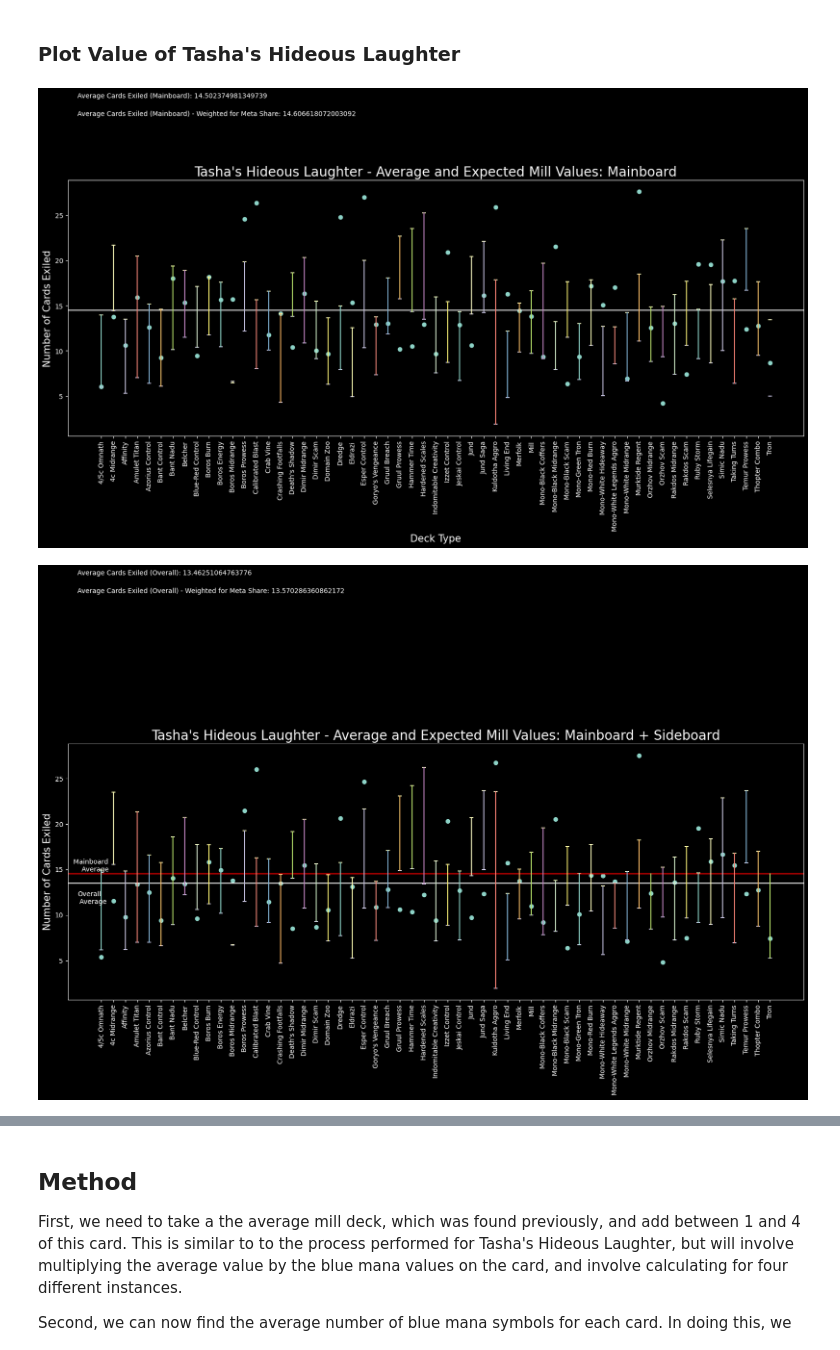
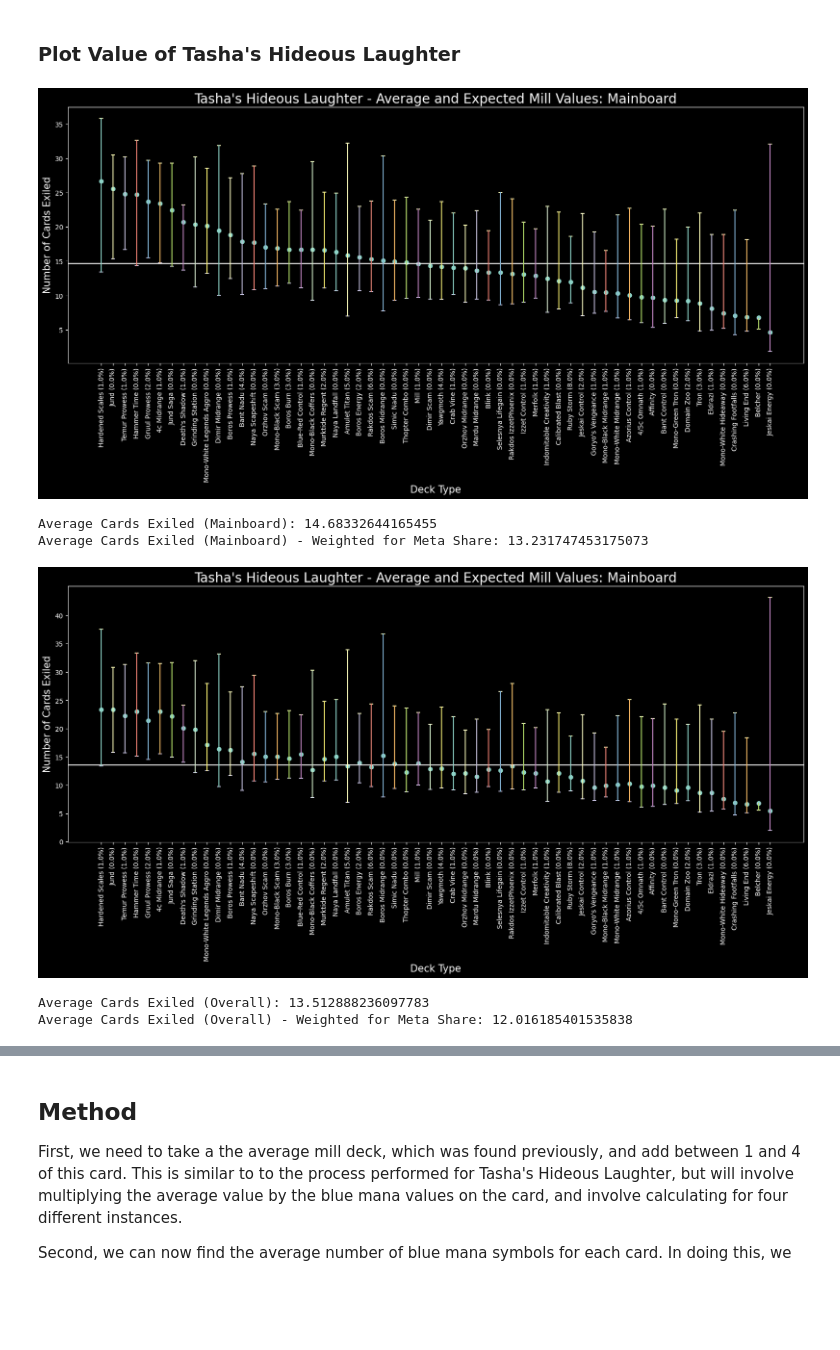
Before and after one commit to akingsley319/mtg_project, a Jupyter notebook: notebooks/EDA_Mill.ipynb, the cells around one changed output, grey strips where cells are left out. Saved outputs shown, nothing was run; the diff lists cells and outputs as text; code cells hidden in the pictures; blank space fills up the shorter version.

Commit message:
Update Tasha's Analysis for MTG Goldfish

```diff
--- a/notebooks/EDA_Mill.ipynb
+++ b/notebooks/EDA_Mill.ipynb
@@ -80,7 +80,7 @@ Mainboard.fillna(0, inplace=True)
 Sideboard.fillna(0, inplace=True)
 # %%
 # All Dataframes should have the same number of decktypes and can be pulled from a single column list
-deck_types = list(Statistics['title'].unique())
+deck_types = list(Mainboard['title'].unique())
 # %%
 # Average deck size according to taken mean of each card's prevalence
 mainboard_deck_size = {}
@@ -302,4 +281,0 @@ avg_overall_value = sum(overall_avg_cards) / len(overall_avg_cards)
-# %%
-deck_count = []
-for deck in deck_types[0:-1]:
-    deck_count.append(Mainboard[Mainboard.index==deck].shape[0])
@@ -309,64 +282,88 @@ avg_overall_value_weighted = sum([x[0]*x[1] for x in (zip(deck_count, overall_av
+# %%
+tasha_df = pd.DataFrame(columns=["title", "deck_size", "mainboard_avg", "overall_avg", "mainboard_value", "overall_value", "mainboard_minimum", "mainboard_maximum", "overall_minimum", "overall_maximum", "meta_percentage"])
+
+tasha_df["title"] = list(Mainboard.index)
+tasha_df["deck_size"] = Mainboard.sum(axis=1).values
+tasha_df["mainboard_avg"] = tasha_df["title"].apply(lambda x: mainboard_avg[x])
+tasha_df["overall_avg"] = tasha_df["title"].apply(lambda x: overall_avg[x])
+tasha_df["mainboard_value"] = 20 / tasha_df["mainboard_avg"]
+tasha_df["overall_value"] = 20 / tasha_df["overall_avg"]
+tasha_df["mainboard_minimum"] = tasha_df["title"].apply(lambda x: mainboard_minimum[x])
+tasha_df["mainboard_maximum"] = tasha_df["title"].apply(lambda x: mainboard_maximum[x])
+tasha_df["overall_minimum"] = tasha_df["title"].apply(lambda x: overall_minimum[x])
+tasha_df["overall_maximum"] = tasha_df["title"].apply(lambda x: overall_maximum[x])
+tasha_df["meta_percentage"] = tasha_df["title"].apply(lambda x: Statistics[Statistics["title"]==x]["meta_percentage"].values[0] / 100)
+tasha_df["title_verbose"] = tasha_df["title"] + " (" + tasha_df["meta_percentage"].apply(lambda x: str(float(str(x)[0:4]) * 100)) + "%)"
+
+tasha_df.sort_values("mainboard_value", inplace=True, ascending=False)
 # %% [markdown]
 ### Plot Value of Tasha's Hideous Laughter
 # %%
 plt.style.use('dark_background')  # I find the dark background to be easier on the eyes
 fig = plt.figure(figsize=(20,7))
 ax = fig.add_subplot(111)
 
-ax.scatter(x=deck_types, y=mainboard_avg_cards) # Average Tasha's value
-ax.scatter(x=deck_types, y=[mainboard_maximum[deck] for deck in deck_types], marker="_") # Maximum Tasha's Value
-ax.scatter(x=deck_types, y=[mainboard_minimum[deck] for deck in deck_types], marker="_") # Minimum Tasha's Value
+ax.scatter(x=tasha_df['title_verbose'], y=tasha_df["mainboard_value"]) # Average Tasha's value
+ax.scatter(x=tasha_df["title_verbose"], y=tasha_df["mainboard_maximum"], marker="_") # Maximum Tasha's Value
+ax.scatter(x=tasha_df["title_verbose"], y=tasha_df["mainboard_minimum"], marker="_") # Minimum Tasha's Value
 
 plt.title("Tasha's Hideous Laughter - Average and Expected Mill Values: Mainboard", fontsize=20)
 
 plt.xlabel("Deck Type", fontsize=15)
 plt.xticks(rotation=90)
 
 plt.ylabel("Number of Cards Exiled", fontsize=15)
-plt.yticks([0,5,10,15,20,25,30,35, 40])
+plt.yticks([0,5,10,15,20,25,30,35,40])
 
 # Average Value
-plt.axhline(y=avg_mainboard_value)
+plt.axhline(y=tasha_df["mainboard_value"].mean())
 # Connect minimum and maximum hits
-for deck in deck_types[0:-1]:
-    ax.plot([deck, deck], [mainboard_minimum[deck], mainboard_maximum[deck]])
+for deck in list(tasha_df["title_verbose"]):
+    ax.plot([deck, deck], [tasha_df[tasha_df["title_verbose"]==deck]["mainboard_minimum"], tasha_df[tasha_df["title_verbose"]==deck]["mainboard_maximum"]])
 
-plt.text(x=-2, y=38.0, s=f"Average Cards Exiled (Mainboard): {avg_mainboard_value}")
-plt.text(x=-2, y=36.0, s=f"Average Cards Exiled (Mainboard) - Weighted for Meta Share: {avg_mainboard_value_weighted}")
+#plt.text(x=-2, y=38.0, s=f"Average Cards Exiled (Mainboard): {tasha_df['mainboard_value'].mean()}")
+#plt.text(x=-2, y=36.0, s=f"Average Cards Exiled (Mainboard) - Weighted for Meta Share: {sum(tasha_df['mainboard_value'] * tasha_df['meta_percentage'])}")
 
 plt.show()
+
+print(f"Average Cards Exiled (Mainboard): {tasha_df['mainboard_value'].mean()}")
+print(f"Average Cards Exiled (Mainboard) - Weighted for Meta Share: {sum(tasha_df['mainboard_value'] * tasha_df['meta_percentage'])}")
 # %% [output]
-[figure, old version]
+[figure, new version]
+Average Cards Exiled (Mainboard): 14.68332644165455
+Average Cards Exiled (Mainboard) - Weighted for Meta Share: 13.231747453175073
 # %%
 plt.style.use('dark_background')  # I find the dark background to be easier on the eyes
 fig = plt.figure(figsize=(20,7))
 ax = fig.add_subplot(111)
 
-ax.scatter(x=deck_types, y=overall_avg_cards) # Average Tasha's value
-ax.scatter(x=deck_types, y=[overall_maximum[deck] for deck in deck_types], marker="_") # Maximum Tasha's Value
-ax.scatter(x=deck_types, y=[overall_minimum[deck] for deck in deck_types], marker="_") # Minimum Tasha's Value
+ax.scatter(x=tasha_df["title_verbose"], y=tasha_df["overall_value"]) # Average Tasha's value
+ax.scatter(x=tasha_df["title_verbose"], y=tasha_df["overall_maximum"], marker="_") # Maximum Tasha's Value
+ax.scatter(x=tasha_df["title_verbose"], y=tasha_df["overall_minimum"], marker="_") # Minimum Tasha's Value
 
-plt.title("Tasha's Hideous Laughter - Average and Expected Mill Values: Mainboard + Sideboard", fontsize=20)
+plt.title("Tasha's Hideous Laughter - Average and Expected Mill Values: Mainboard", fontsize=20)
 
+plt.xlabel("Deck Type", fontsize=15)
 plt.xticks(rotation=90)
 
 plt.ylabel("Number of Cards Exiled", fontsize=15)
-plt.yticks([0,5,10,15,20,25,30,35,40,45])
+plt.yticks([0,5,10,15,20,25,30,35,40])
 
 # Average Value
-plt.axhline(y=avg_overall_value)
-plt.axhline(y=avg_mainboard_value, color="r")
+plt.axhline(y=tasha_df["overall_value"].mean())
 # Connect minimum and maximum hits
-for deck in deck_types:
-    ax.plot([deck, deck], [overall_minimum[deck], overall_maximum[deck]])
+for deck in list(tasha_df["title_verbose"]):
+    ax.plot([deck, deck], [tasha_df[tasha_df["title_verbose"]==deck]["overall_minimum"], tasha_df[tasha_df["title_verbose"]==deck]["overall_maximum"]])
 
-plt.text(x=-2, y=47.3, s=f"Average Cards Exiled (Overall): {avg_overall_value}")
-plt.text(x=-2, y=45.3, s=f"Average Cards Exiled (Overall) - Weighted for Meta Share: {avg_overall_value_weighted}")
-
-plt.text(x=-2.5, y=avg_mainboard_value + 0.3, s=" Mainboard \n     Average")
-plt.text(x=-2, y=avg_overall_value-2.2, s="Overall\n Average")
+#plt.text(x=-2, y=38.0, s=f"Average Cards Exiled (Overall): {tasha_df['overall_value'].mean()}")
+#plt.text(x=-2, y=36.0, s=f"Average Cards Exiled (Overall) - Weighted for Meta Share: {sum(tasha_df['overall_value'] * tasha_df['meta_percentage'])}")
 
 plt.show()
+
+print(f"Average Cards Exiled (Overall): {tasha_df['overall_value'].mean()}")
+print(f"Average Cards Exiled (Overall) - Weighted for Meta Share: {sum(tasha_df['overall_value'] * tasha_df['meta_percentage'])}")
 # %% [output]
-[figure, old version]
+[figure, new version]
+Average Cards Exiled (Overall): 13.512888236097783
+Average Cards Exiled (Overall) - Weighted for Meta Share: 12.016185401535838
 # %%
```
Also changed, not shown: parts of 12 cells of this notebook, 1 other file.
